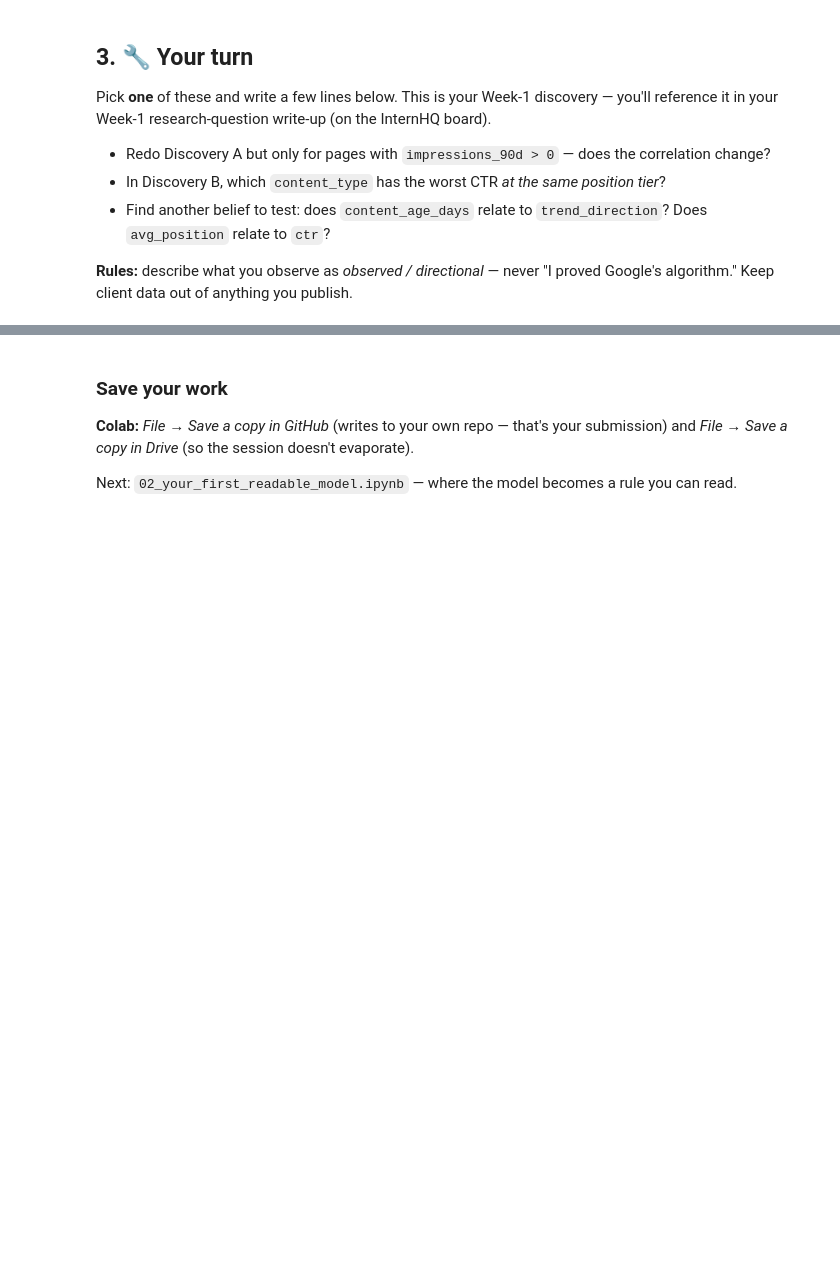
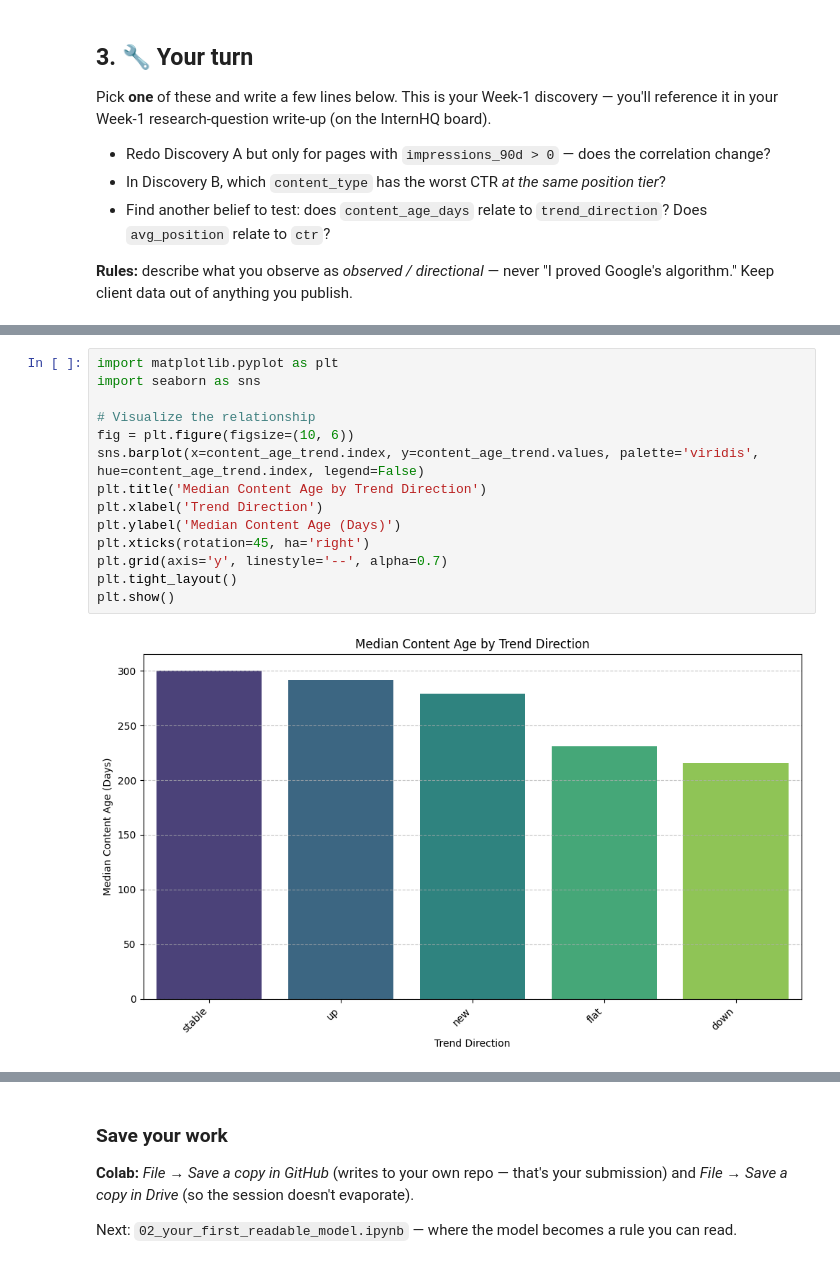
Before and after one commit to MuTuOz/flyrank-internship, a Jupyter notebook: notebooks/01_first_look_and_discovery.ipynb, the cells around one changed output, grey strips where cells are left out. Saved outputs shown, nothing was run; the diff lists cells and outputs as text; blank space fills up the shorter version.

```diff
--- a/notebooks/01_first_look_and_discovery.ipynb
+++ b/notebooks/01_first_look_and_discovery.ipynb
@@ -101,0 +208,16 @@ Pick **one** of these and write a few lines below. This is your Week-1 discovery
+# %%
+import matplotlib.pyplot as plt
+import seaborn as sns
+
+# Visualize the relationship
+fig = plt.figure(figsize=(10, 6))
+sns.barplot(x=content_age_trend.index, y=content_age_trend.values, palette='viridis', hue=content_age_trend.index, legend=False)
+plt.title('Median Content Age by Trend Direction')
+plt.xlabel('Trend Direction')
+plt.ylabel('Median Content Age (Days)')
+plt.xticks(rotation=45, ha='right')
+plt.grid(axis='y', linestyle='--', alpha=0.7)
+plt.tight_layout()
+plt.show()
+# %% [output]
+[figure, added]
```
Also changed, not shown: parts of 11 cells of this notebook, 2 other files.
